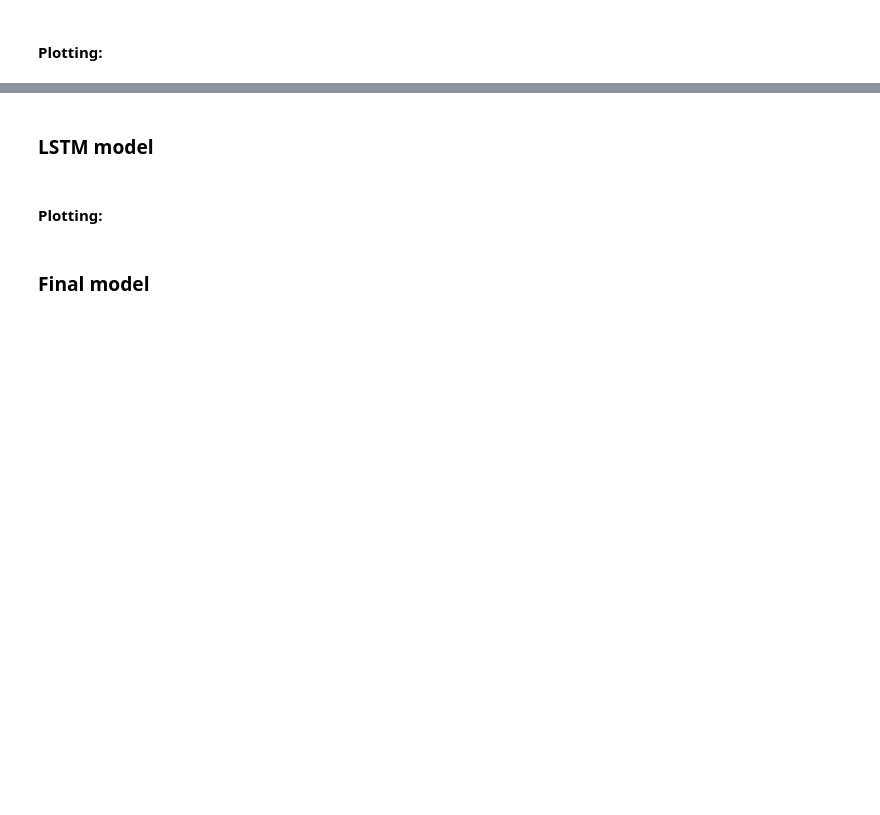
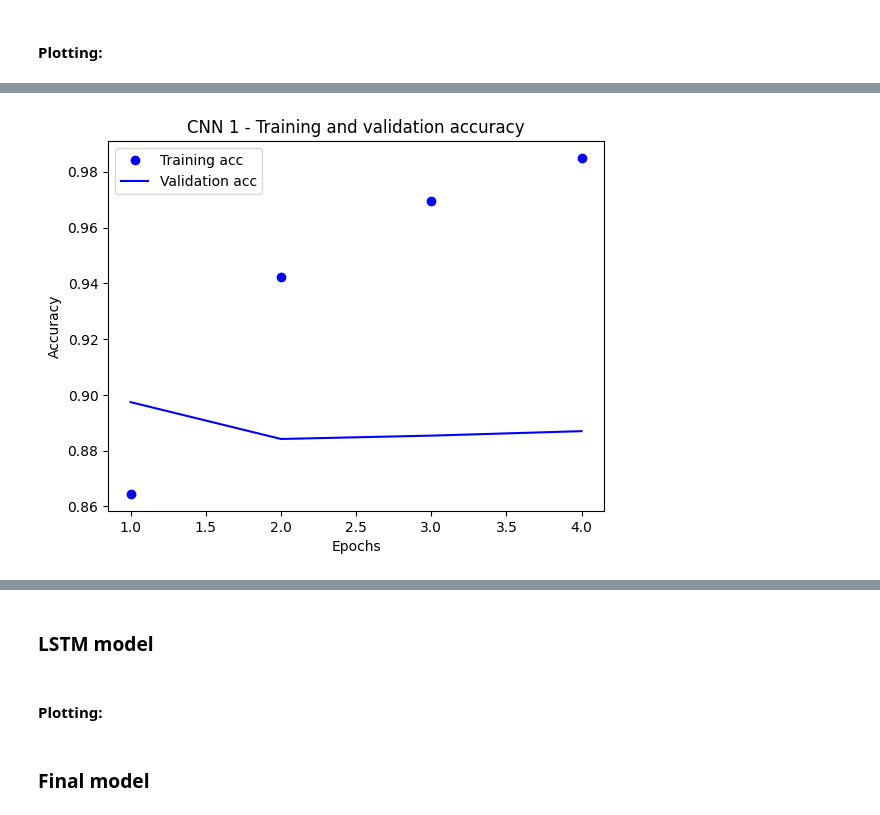
Before and after one commit to JasperAD11/Sentiment-Across-Signals-Neural-Networks-vs.-LLMs, a Jupyter notebook: project_ATPA.ipynb, the cells around one changed output, grey strips where cells are left out. Saved outputs shown, nothing was run; the diff lists cells and outputs as text; code cells hidden in the pictures; blank space fills up the shorter version.

```diff
--- a/project_ATPA.ipynb
+++ b/project_ATPA.ipynb
@@ -240,12 +303,14 @@ plt.show()
 # %%
 # Accuracy
 plt.clf()
 acc = history_dict["accuracy"]
 val_acc = history_dict["val_accuracy"]
 plt.plot(epochs, acc, "bo", label="Training acc")
 plt.plot(epochs, val_acc, "b", label="Validation acc")
-plt.title("Training and validation accuracy")
+plt.title("CNN 1 - Training and validation accuracy")
 plt.xlabel("Epochs")
 plt.ylabel("Accuracy")
 plt.legend()
 plt.show()
+# %% [output]
+[figure, added]
```
Also changed, not shown: parts of 27 cells of this notebook.
